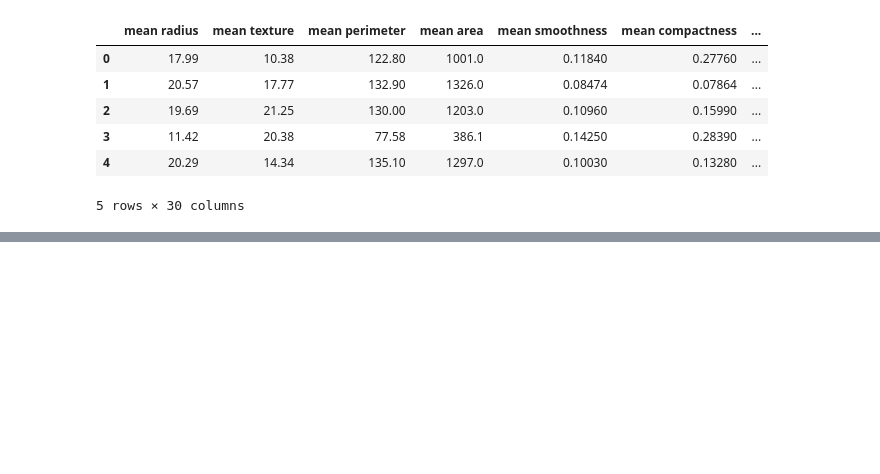
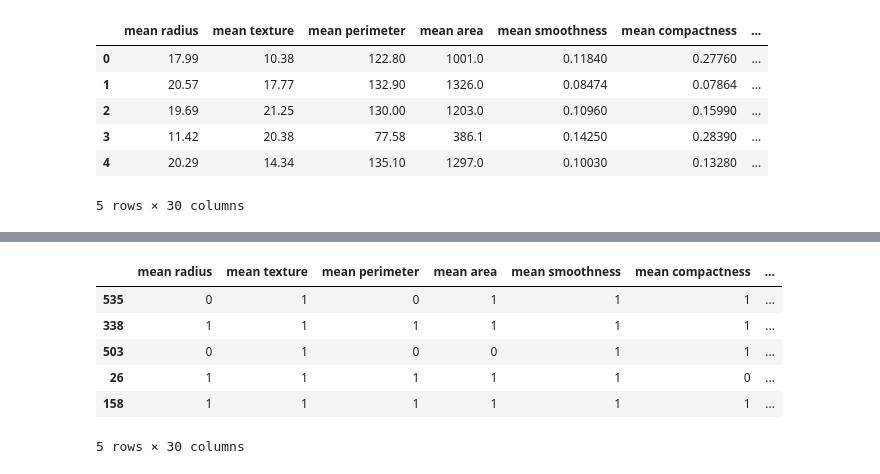
Before and after one commit to sarry971/ML, a Jupyter notebook: lab 3-implementation of trivial model.ipynb, the cells around one changed output, grey strips where cells are left out. Cells and saved outputs as stored; diff of their text form; code cells hidden in the pictures; blank space fills up the shorter version.

```diff
--- a/lab 3-implementation of trivial model.ipynb
+++ b/lab 3-implementation of trivial model.ipynb
@@ -105,0 +147,10 @@ print(X_train.shape, Y_train.shape, X_test.shape, Y_test.shape)
+# %%
+X_binarized_train.head()
+# %% [output]
+|  | mean radius | mean texture | mean perimeter | mean area | mean smoothness | mean compactness | ... |
+| 535 | 0 | 1 | 0 | 1 | 1 | 1 | ... |
+| 338 | 1 | 1 | 1 | 1 | 1 | 1 | ... |
+| 503 | 0 | 1 | 0 | 0 | 1 | 1 | ... |
+| 26 | 1 | 1 | 1 | 1 | 1 | 0 | ... |
+| 158 | 1 | 1 | 1 | 1 | 1 | 1 | ... |
+5 rows × 30 columns
```
Also changed, not shown: parts of 19 cells of this notebook.
